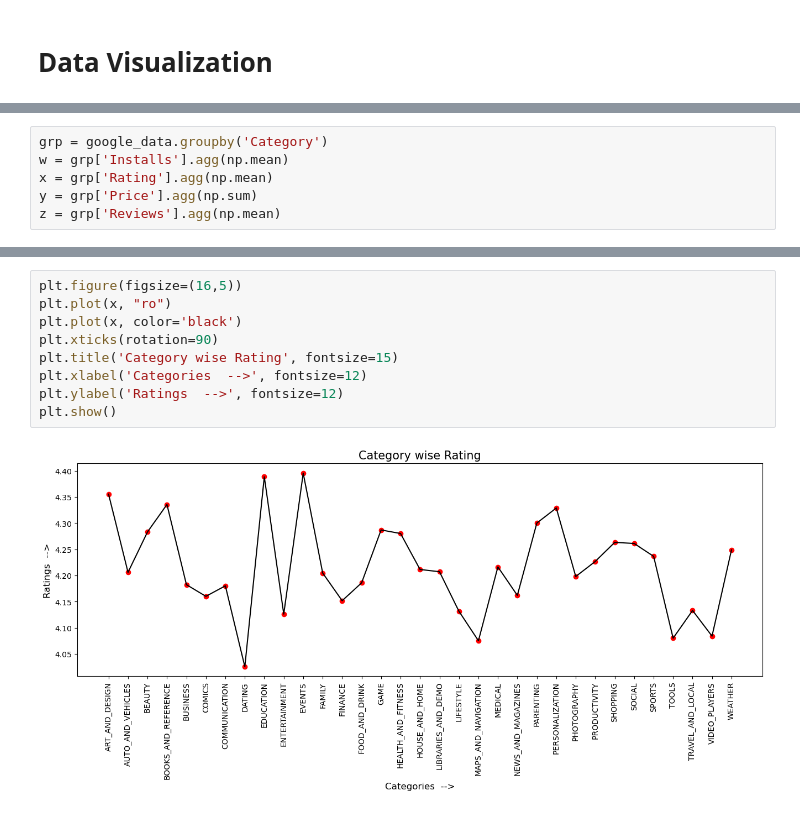
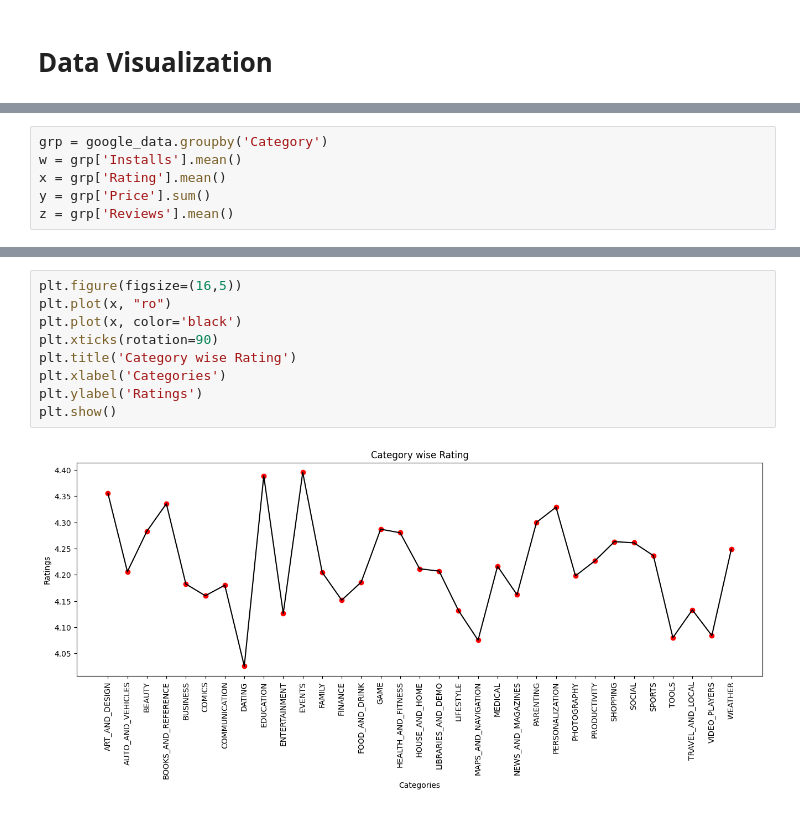
Before and after one commit to vartika7/EDA---Google-App-Store, a Jupyter notebook: Google Play Store Analysis.ipynb, the cells around one changed output, grey strips where cells are left out. Drawn from its saved outputs; the diff is of its cells as text.

```diff
--- a/Google Play Store Analysis.ipynb
+++ b/Google Play Store Analysis.ipynb
@@ -278,9 +310,9 @@ Text(0.5, 1.0, 'Content Rating Distribution')
 # %%
 grp = google_data.groupby('Category')
-w = grp['Installs'].agg(np.mean)
-x = grp['Rating'].agg(np.mean)
-y = grp['Price'].agg(np.sum)
-z = grp['Reviews'].agg(np.mean)
+w = grp['Installs'].mean()
+x = grp['Rating'].mean()
+y = grp['Price'].sum()
+z = grp['Reviews'].mean()
 # %%
 plt.figure(figsize=(16,5))
 plt.plot(w,'rs')
@@ -296,14 +333,14 @@ plt.show()
 # %%
 plt.figure(figsize=(16,5))
 plt.plot(x, "ro")
 plt.plot(x, color='black')
 plt.xticks(rotation=90)
-plt.title('Category wise Rating', fontsize=15)
-plt.xlabel('Categories  -->', fontsize=12)
-plt.ylabel('Ratings  -->', fontsize=12)
+plt.title('Category wise Rating')
+plt.xlabel('Categories')
+plt.ylabel('Ratings')
 plt.show()
 # %% [output]
-[figure, old version]
+[figure, new version]
 # %%
 plt.figure(figsize=(16,5))
 plt.plot(y, 'bs')
```
Also changed, not shown: parts of 11 cells of this notebook, 1 other file.
